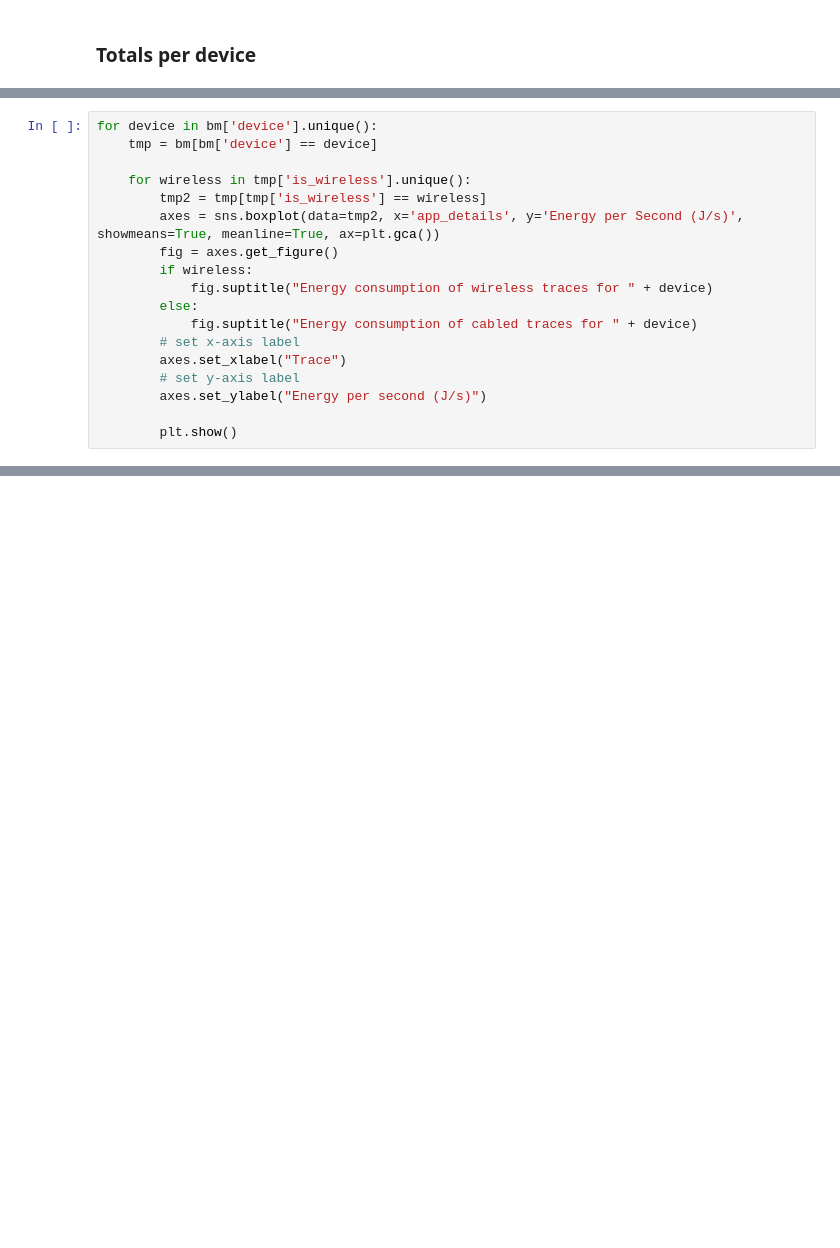
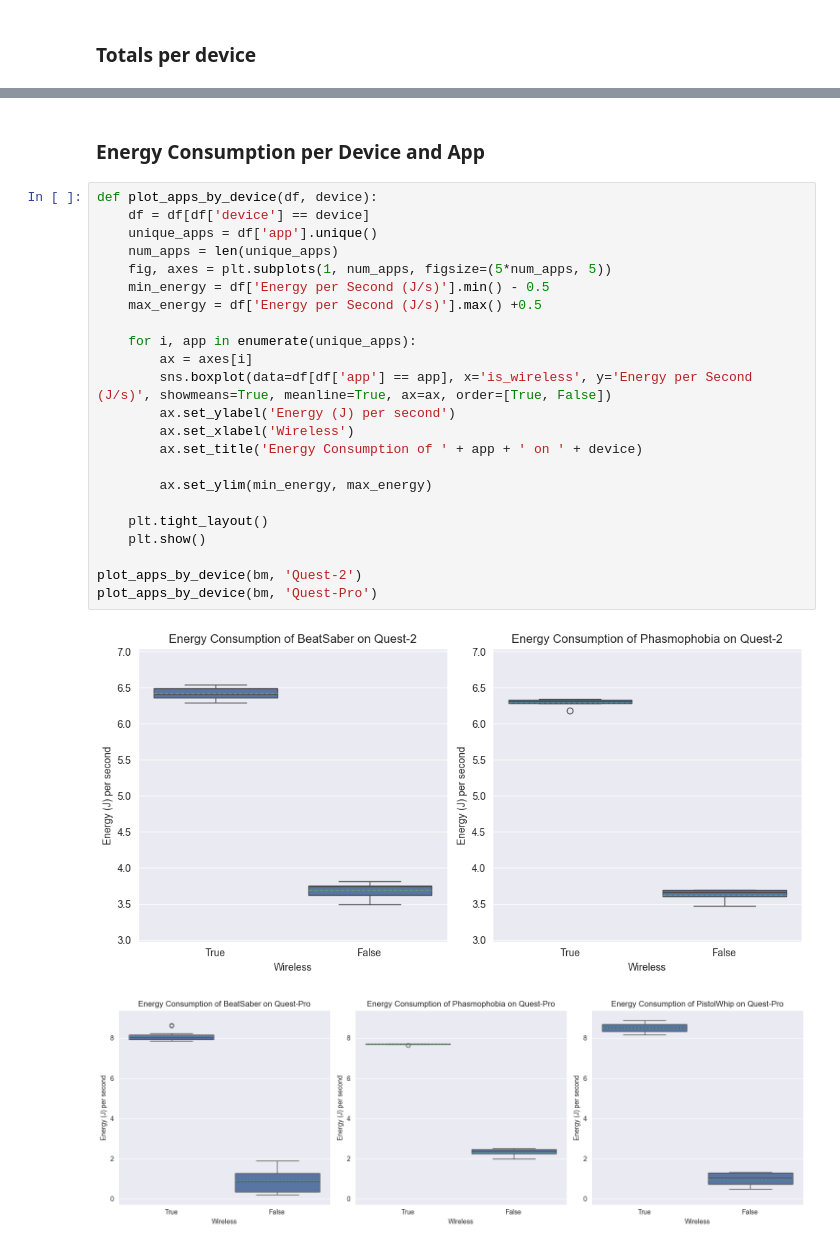
Before and after one commit to Raiduy/librnr-experiments, a Jupyter notebook: analysis_BM.ipynb, the cells around one changed output, grey strips where cells are left out. Drawn from its saved outputs; the diff is of its cells as text; blank space fills up the shorter version.

```diff
--- a/analysis_BM.ipynb
+++ b/analysis_BM.ipynb
@@ -108,18 +103,0 @@ for device in bm['device'].unique():
-# %%
-for device in bm['device'].unique():
-    tmp = bm[bm['device'] == device]
-
-    for wireless in tmp['is_wireless'].unique():
-        tmp2 = tmp[tmp['is_wireless'] == wireless]
-        axes = sns.boxplot(data=tmp2, x='app_details', y='Energy per Second (J/s)', showmeans=True, meanline=True, ax=plt.gca())
-        fig = axes.get_figure()
-        if wireless:
-            fig.suptitle("Energy consumption of wireless traces for " + device)
-        else:
-            fig.suptitle("Energy consumption of cabled traces for " + device)
-        # set x-axis label
-        axes.set_xlabel("Trace")
-        # set y-axis label
-        axes.set_ylabel("Energy per second (J/s)")
-
-        plt.show()
@@ -130,0 +104,28 @@ for device in bm['device'].unique():
+# %% [markdown]
+### Energy Consumption per Device and App
+# %%
+def plot_apps_by_device(df, device):
+    df = df[df['device'] == device]
+    unique_apps = df['app'].unique()
+    num_apps = len(unique_apps)
+    fig, axes = plt.subplots(1, num_apps, figsize=(5*num_apps, 5))
+    min_energy = df['Energy per Second (J/s)'].min() - 0.5
+    max_energy = df['Energy per Second (J/s)'].max() +0.5
+
+    for i, app in enumerate(unique_apps):
+        ax = axes[i]
+        sns.boxplot(data=df[df['app'] == app], x='is_wireless', y='Energy per Second (J/s)', showmeans=True, meanline=True, ax=ax, order=[True, False])
+        ax.set_ylabel('Energy (J) per second')
+        ax.set_xlabel('Wireless')
+        ax.set_title('Energy Consumption of ' + app + ' on ' + device)
+
+        ax.set_ylim(min_energy, max_energy)
+
+    plt.tight_layout()
+    plt.show()
+
+plot_apps_by_device(bm, 'Quest-2')
+plot_apps_by_device(bm, 'Quest-Pro')
+# %% [output]
+[figure, added]
+[figure, added]
```
Also changed, not shown: parts of 9 cells of this notebook.
